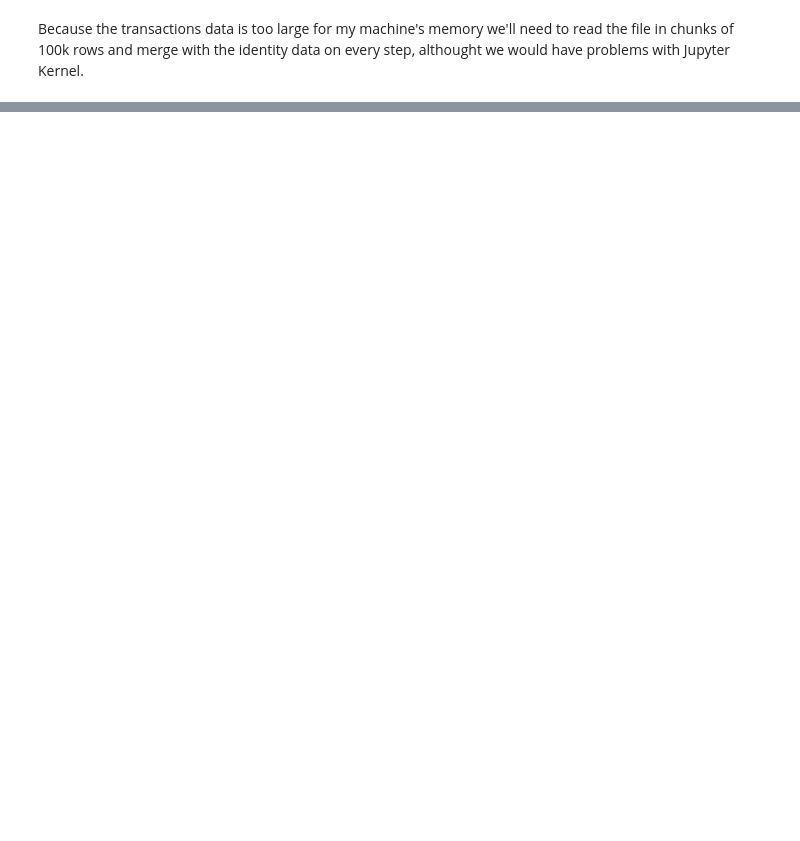
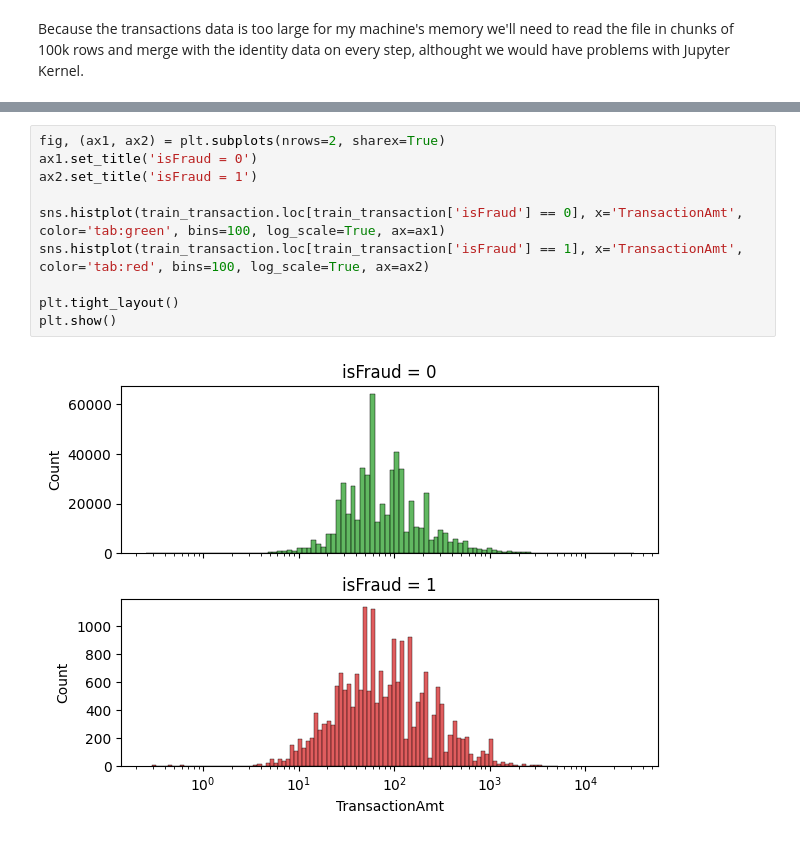
Before and after one commit to ianaraujo/puc-ciencia-dados, a Jupyter notebook: notebooks/01_data_exploration.ipynb, the cells around one changed output, grey strips where cells are left out. Cells and saved outputs as stored; diff of their text form; blank space fills up the shorter version.

```diff
--- a/notebooks/01_data_exploration.ipynb
+++ b/notebooks/01_data_exploration.ipynb
@@ -41,0 +96,12 @@ del train_identity, transaction_chunks
+# %%
+fig, (ax1, ax2) = plt.subplots(nrows=2, sharex=True)
+ax1.set_title('isFraud = 0')
+ax2.set_title('isFraud = 1')
+
+sns.histplot(train_transaction.loc[train_transaction['isFraud'] == 0], x='TransactionAmt', color='tab:green', bins=100, log_scale=True, ax=ax1)
+sns.histplot(train_transaction.loc[train_transaction['isFraud'] == 1], x='TransactionAmt', color='tab:red', bins=100, log_scale=True, ax=ax2)
+
+plt.tight_layout()
+plt.show()
+# %% [output]
+[figure, added]
```
Also changed, not shown: parts of 28 cells of this notebook, 6 other files.
